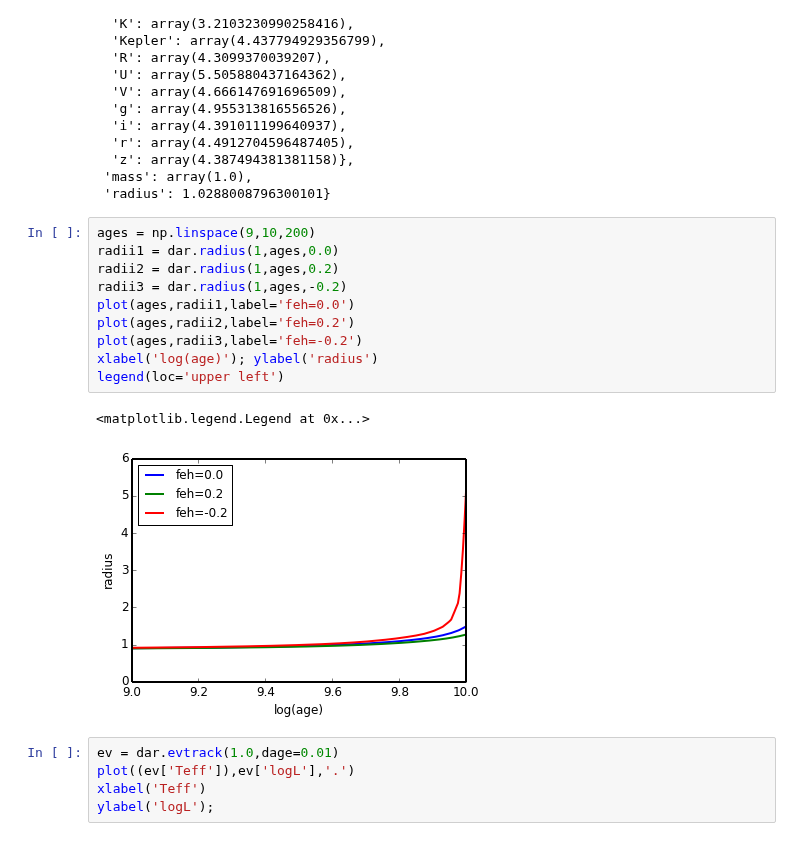
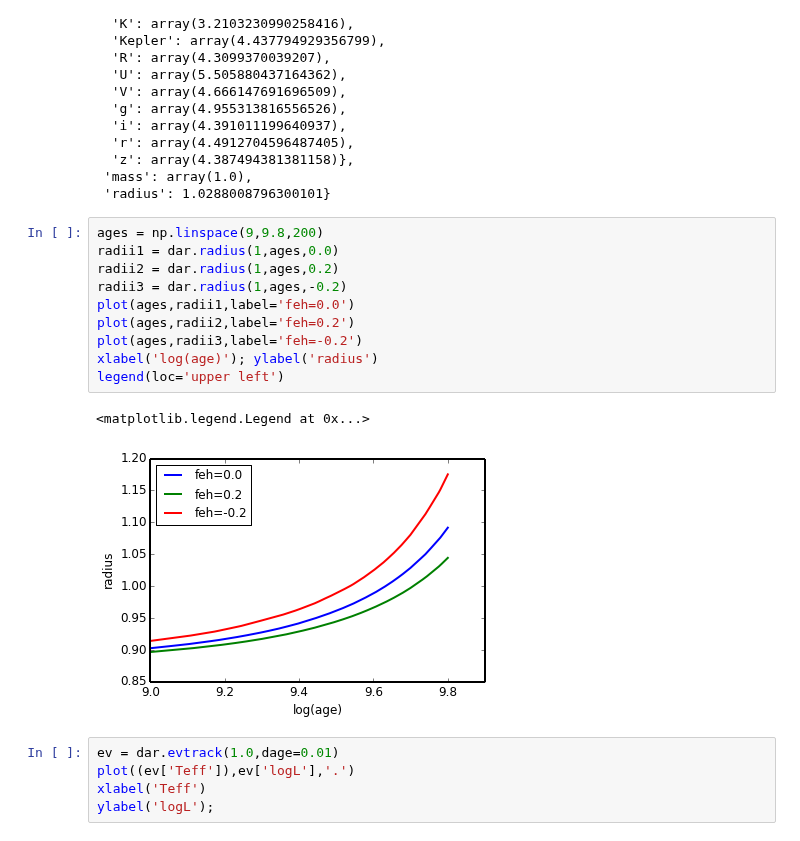
Before and after one commit to timothydmorton/isochrones, a Jupyter notebook: demo.ipynb, the cells around one changed output. Cells and saved outputs as stored; diff of their text form.

```diff
--- a/demo.ipynb
+++ b/demo.ipynb
@@ -31,18 +31,18 @@ dar(mass,age,feh)
  'mass': array(1.0),
  'radius': 1.0288008796300101}
 # %%
-ages = np.linspace(9,10,200)
+ages = np.linspace(9,9.8,200)
 radii1 = dar.radius(1,ages,0.0)
 radii2 = dar.radius(1,ages,0.2)
 radii3 = dar.radius(1,ages,-0.2)
 plot(ages,radii1,label='feh=0.0')
 plot(ages,radii2,label='feh=0.2')
 plot(ages,radii3,label='feh=-0.2')
 xlabel('log(age)'); ylabel('radius')
 legend(loc='upper left')
 # %% [output]
 <matplotlib.legend.Legend at 0x...>
-[figure, old version]
+[figure, new version]
 # %%
 ev = dar.evtrack(1.0,dage=0.01)
 plot((ev['Teff']),ev['logL'],'.')
```
Also changed, not shown: parts of 6 cells of this notebook, 2 other files.
